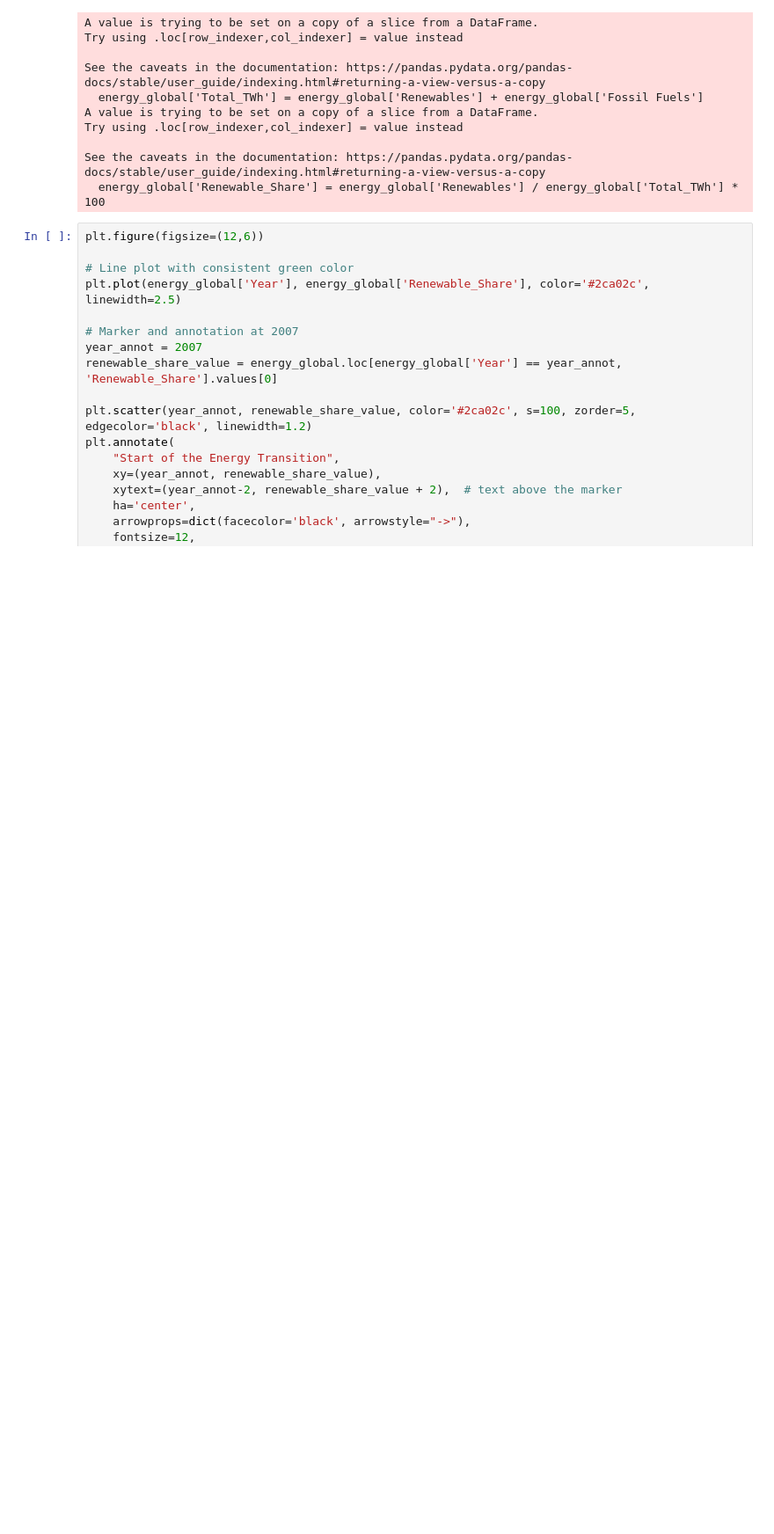
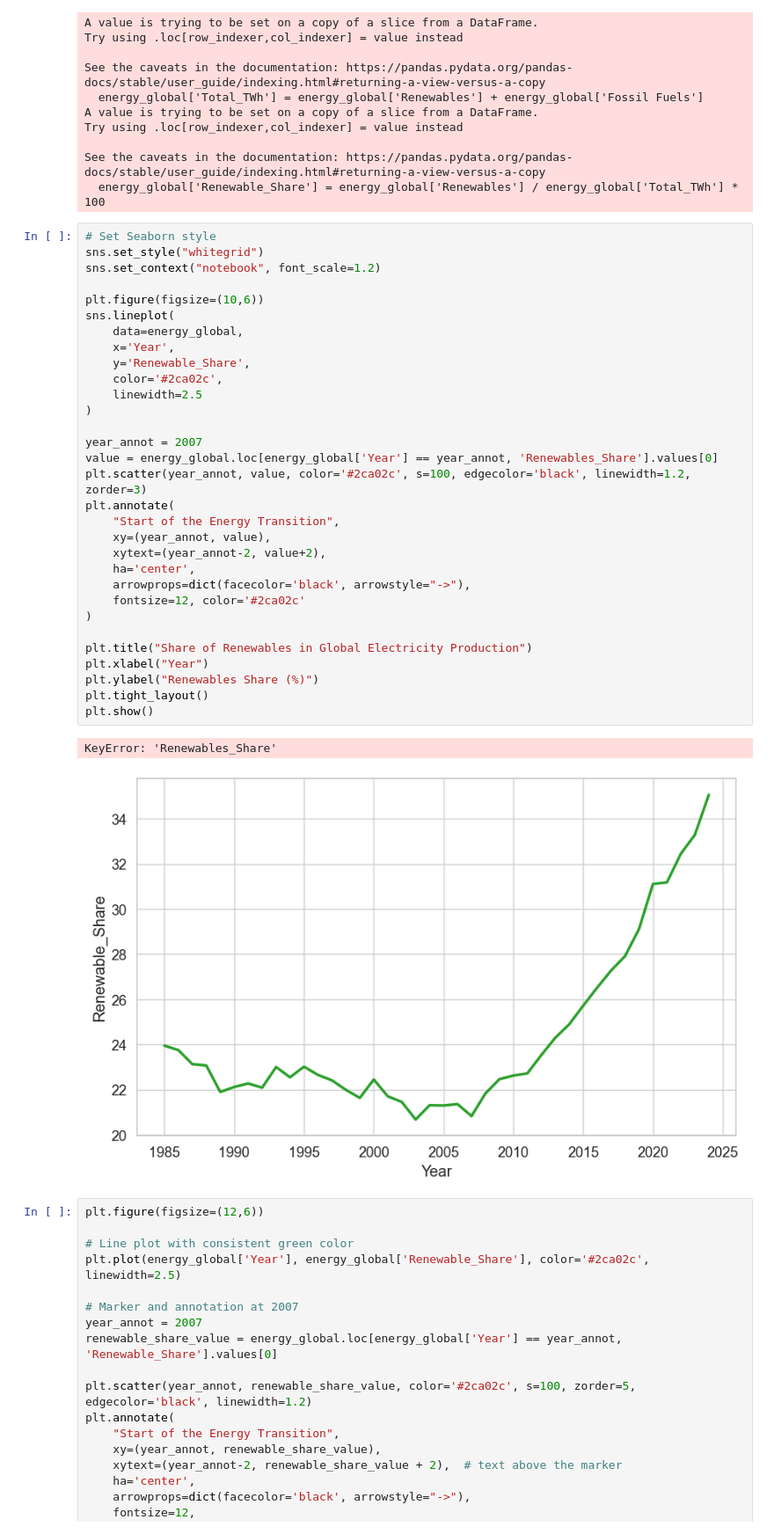
Before and after one commit to nicoweder/DVIZ_CODE_FINAL, a Jupyter notebook: notebooks/01_data_exploration.ipynb, the cells around one changed output. Shown at 88% size. Drawn from its saved outputs; the diff is of its cells as text; blank space fills up the shorter version.

```diff
--- a/notebooks/01_data_exploration.ipynb
+++ b/notebooks/01_data_exploration.ipynb
@@ -188,6 +190,40 @@ Try using .loc[row_indexer,col_indexer] = value instead
 
 See the caveats in the documentation: https://pandas.pydata.org/pandas-docs/stable/user_guide/indexing.html#returning-a-view-versus-a-copy
   energy_global['Renewable_Share'] = energy_global['Renewables'] / energy_global['Total_TWh'] * 100
+# %%
+# Set Seaborn style
+sns.set_style("whitegrid")
+sns.set_context("notebook", font_scale=1.2)
+
+plt.figure(figsize=(10,6))
+sns.lineplot(
+    data=energy_global,
+    x='Year',
+    y='Renewable_Share',
+    color='#2ca02c',
+    linewidth=2.5
+)
+
+year_annot = 2007
+value = energy_global.loc[energy_global['Year'] == year_annot, 'Renewables_Share'].values[0]
+plt.scatter(year_annot, value, color='#2ca02c', s=100, edgecolor='black', linewidth=1.2, zorder=3)
+plt.annotate(
+    "Start of the Energy Transition",
+    xy=(year_annot, value),
+    xytext=(year_annot-2, value+2),
+    ha='center',
+    arrowprops=dict(facecolor='black', arrowstyle="->"),
+    fontsize=12, color='#2ca02c'
+)
+
+plt.title("Share of Renewables in Global Electricity Production")
+plt.xlabel("Year")
+plt.ylabel("Renewables Share (%)")
+plt.tight_layout()
+plt.show()
+# %% [output]
+KeyError: 'Renewables_Share'
+[figure, added]
 # %%
 plt.figure(figsize=(12,6))
 
```
Also changed, not shown: parts of 4 cells of this notebook, 28 other files.
